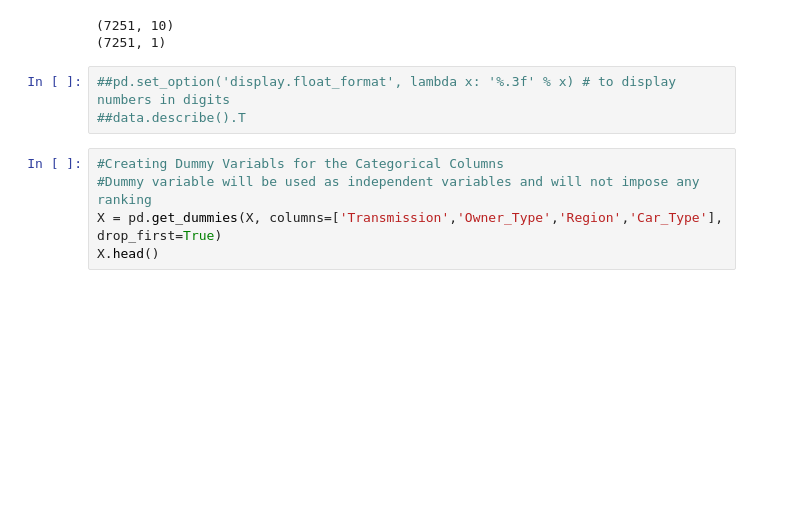
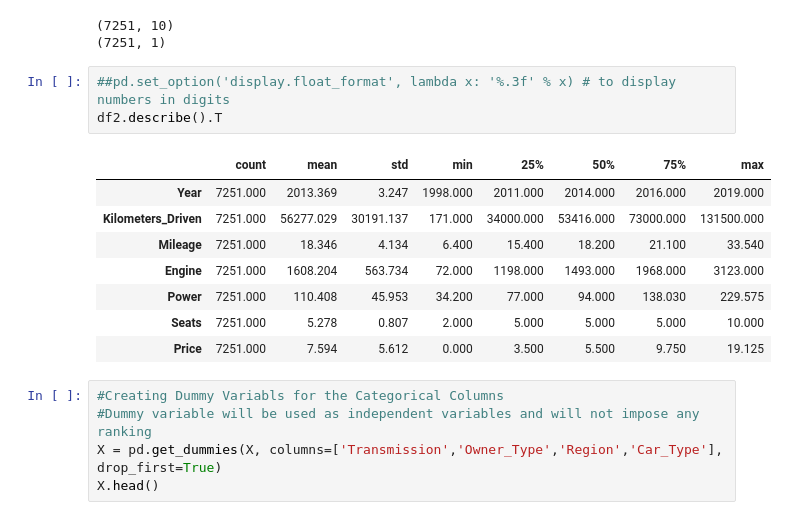
Before and after one commit to githosted/CAPSTONE, a Jupyter notebook: UsedCars.ipynb, the cells around one changed output. Cells and saved outputs as stored; diff of their text form; blank space fills up the shorter version.

```diff
--- a/UsedCars.ipynb
+++ b/UsedCars.ipynb
@@ -534,7 +534,16 @@ print(y.shape)
 (7251, 1)
 # %%
 ##pd.set_option('display.float_format', lambda x: '%.3f' % x) # to display numbers in digits
-##data.describe().T
+df2.describe().T
+# %% [output]
+|  | count | mean | std | min | 25% | 50% | 75% | max |
+| Year | 7251.000 | 2013.369 | 3.247 | 1998.000 | 2011.000 | 2014.000 | 2016.000 | 2019.000 |
+| Kilometers_Driven | 7251.000 | 56277.029 | 30191.137 | 171.000 | 34000.000 | 53416.000 | 73000.000 | 131500.000 |
+| Mileage | 7251.000 | 18.346 | 4.134 | 6.400 | 15.400 | 18.200 | 21.100 | 33.540 |
+| Engine | 7251.000 | 1608.204 | 563.734 | 72.000 | 1198.000 | 1493.000 | 1968.000 | 3123.000 |
+| Power | 7251.000 | 110.408 | 45.953 | 34.200 | 77.000 | 94.000 | 138.030 | 229.575 |
+| Seats | 7251.000 | 5.278 | 0.807 | 2.000 | 5.000 | 5.000 | 5.000 | 10.000 |
+| Price | 7251.000 | 7.594 | 5.612 | 0.000 | 3.500 | 5.500 | 9.750 | 19.125 |
 # %%
 #Creating Dummy Variabls for the Categorical Columns
 #Dummy variable will be used as independent variables and will not impose any ranking
```
Also changed, not shown: parts of 15 cells of this notebook, 4 other files.
